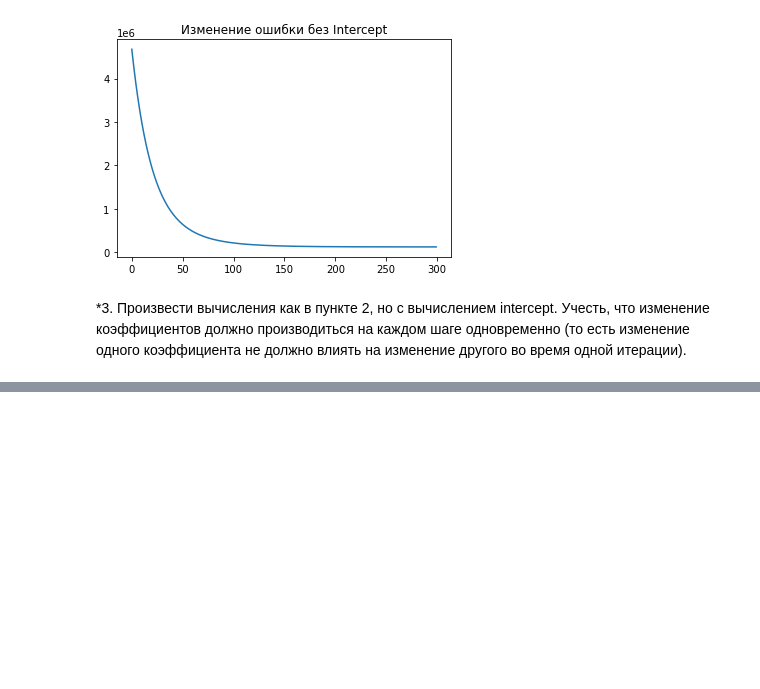
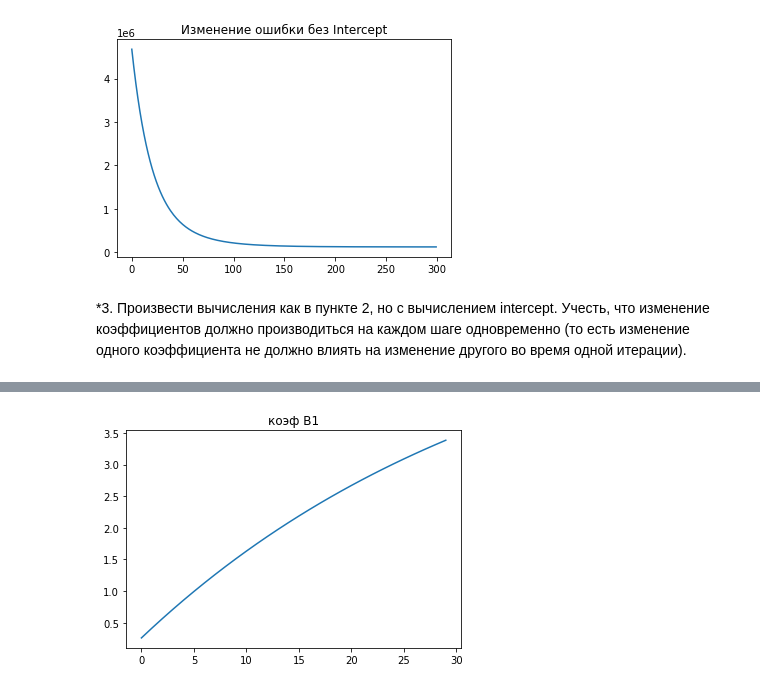
Before and after one commit to LenaChuh/matstat, a Jupyter notebook: lesson7.ipynb, the cells around one changed output, grey strips where cells are left out. Cells and saved outputs as stored; diff of their text form; code cells hidden in the pictures; blank space fills up the shorter version.

```diff
--- a/lesson7.ipynb
+++ b/lesson7.ipynb
@@ -215,2 +205,8 @@ mse_inter_plot
+# %%
+plt.plot(i_inter_plot[:30],B1_inter_plot[:30])
+plt.title('коэф B1')
+plt.show()
+# %% [output]
+[figure, added]
 # %%
 
```
Also changed, not shown: parts of 5 cells of this notebook.
